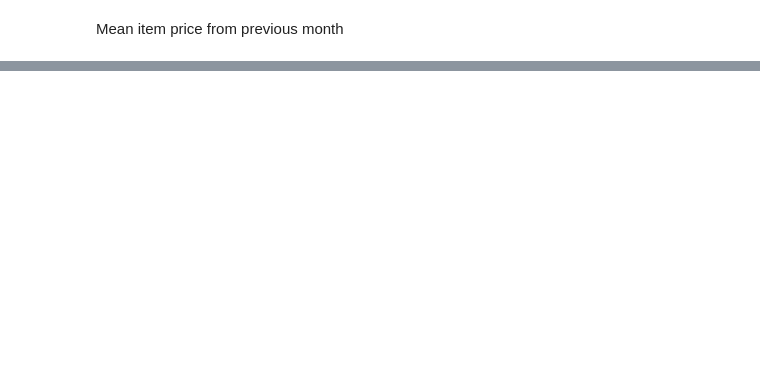
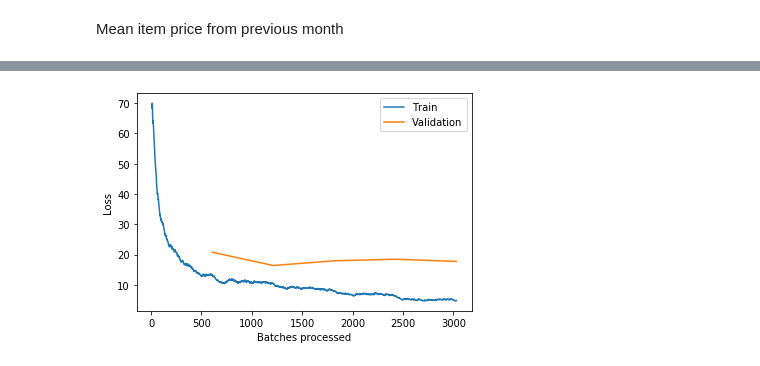
Before and after one commit to sfczekalski/predict_future_sales, a Jupyter notebook: feature_engineering.ipynb, the cells around one changed output, grey strips where cells are left out. Saved outputs shown, nothing was run; the diff lists cells and outputs as text; code cells hidden in the pictures; blank space fills up the shorter version.

```diff
--- a/feature_engineering.ipynb
+++ b/feature_engineering.ipynb
@@ -413,0 +364,2 @@ pd.DataFrame(model.feature_importances_, columns=['importance'], index=features)
+# %%
+learn.fit_one_cycle(5, 5e-3, wd=0.2)
@@ -413,0 +375,4 @@ pd.DataFrame(model.feature_importances_, columns=['importance'], index=features)
+# %%
+learn.recorder.plot_losses(skip_start=10)
+# %% [output]
+[figure, added]
```
Also changed, not shown: parts of 75 cells of this notebook.
